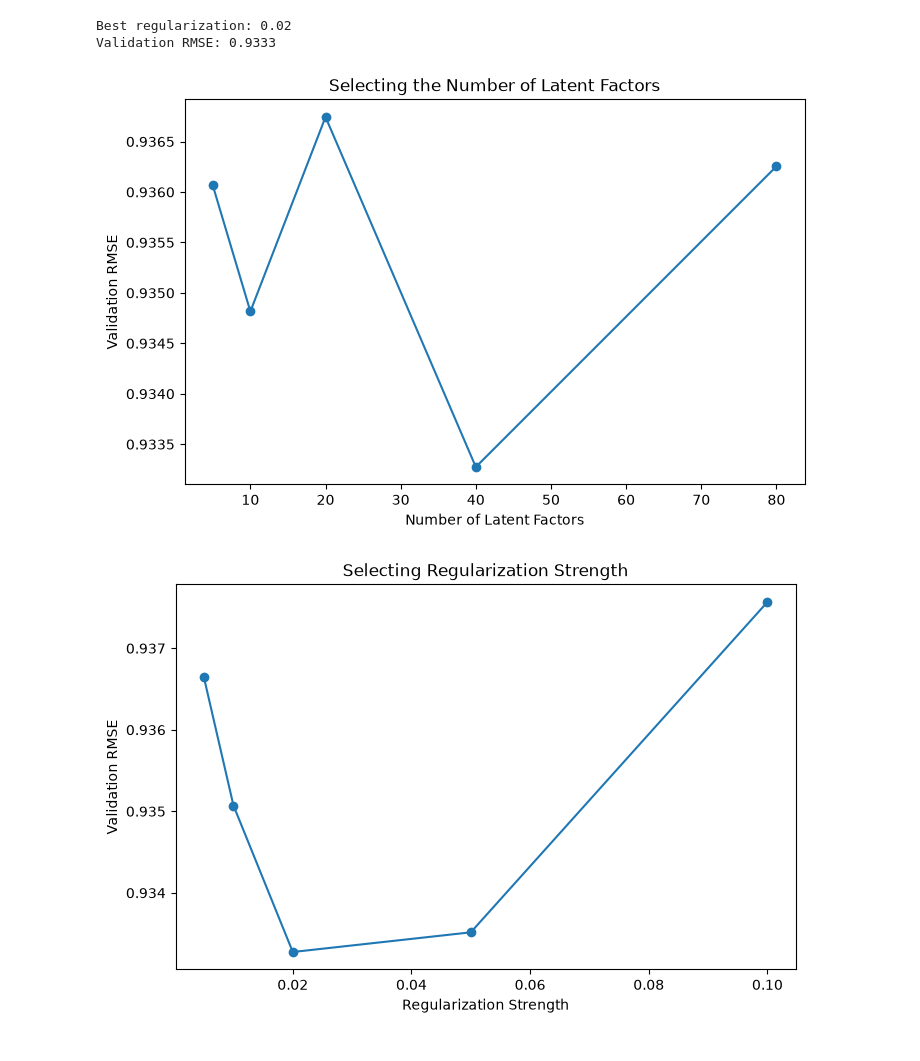
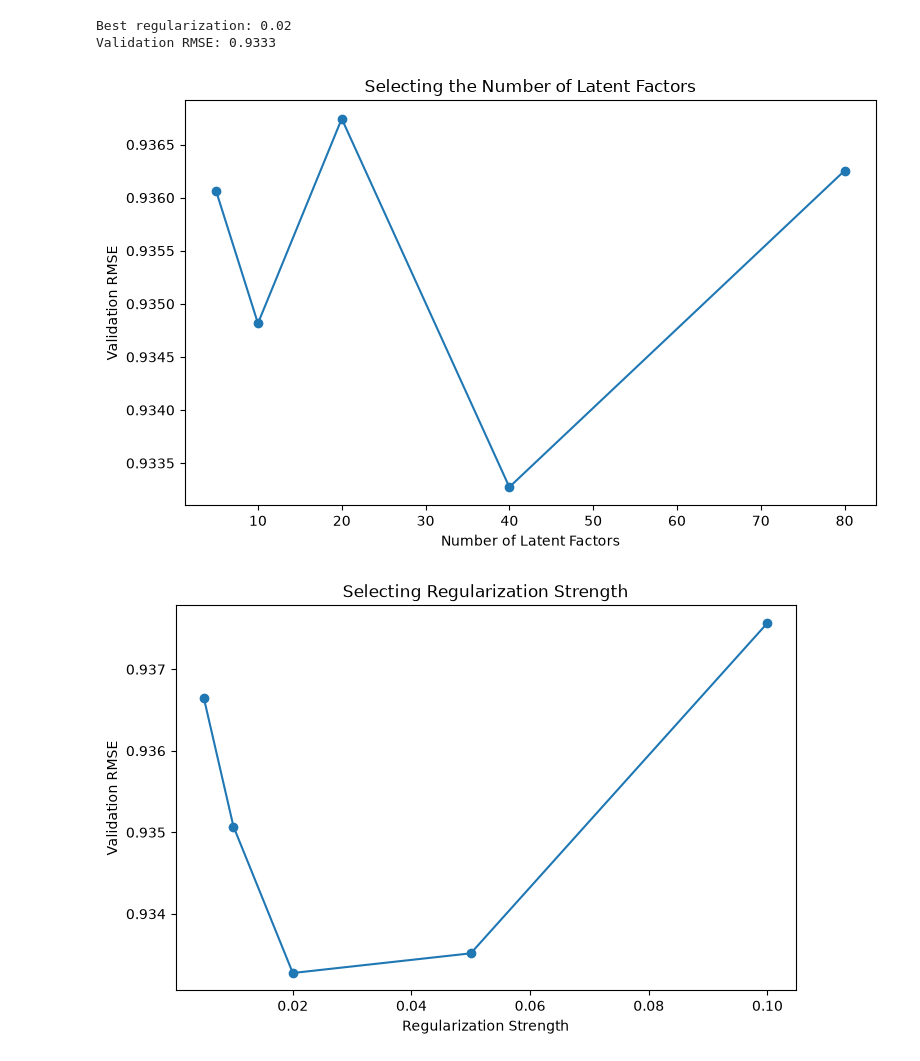
Before and after one commit to ryanburke23/movie-recommendation-system, a Jupyter notebook: notebooks/06final_evaluation.ipynb, the cells around one changed output. Cells and saved outputs as stored; diff of their text form; code cells hidden in the pictures.

```diff
--- a/notebooks/06final_evaluation.ipynb
+++ b/notebooks/06final_evaluation.ipynb
@@ -294,19 +294,27 @@ Validation RMSE: 0.9333
 # %%
 plt.figure(figsize=(8, 5))
 
 plt.plot(
     factor_results_df["Factors"],
     factor_results_df["Validation RMSE"],
     marker="o"
 )
 
 plt.xlabel("Number of Latent Factors")
 plt.ylabel("Validation RMSE")
 plt.title("Selecting the Number of Latent Factors")
 
+plt.tight_layout()
+
+plt.savefig(
+    "../results/figures/latent_factors.png",
+    dpi=300,
+    bbox_inches="tight"
+)
+
 plt.show()
 # %% [output]
-[figure, old version]
+[figure, new version]
 # %%
 plt.figure(figsize=(8, 5))
 
```
Also changed, not shown: parts of 1 cell of this notebook, 5 other files.
